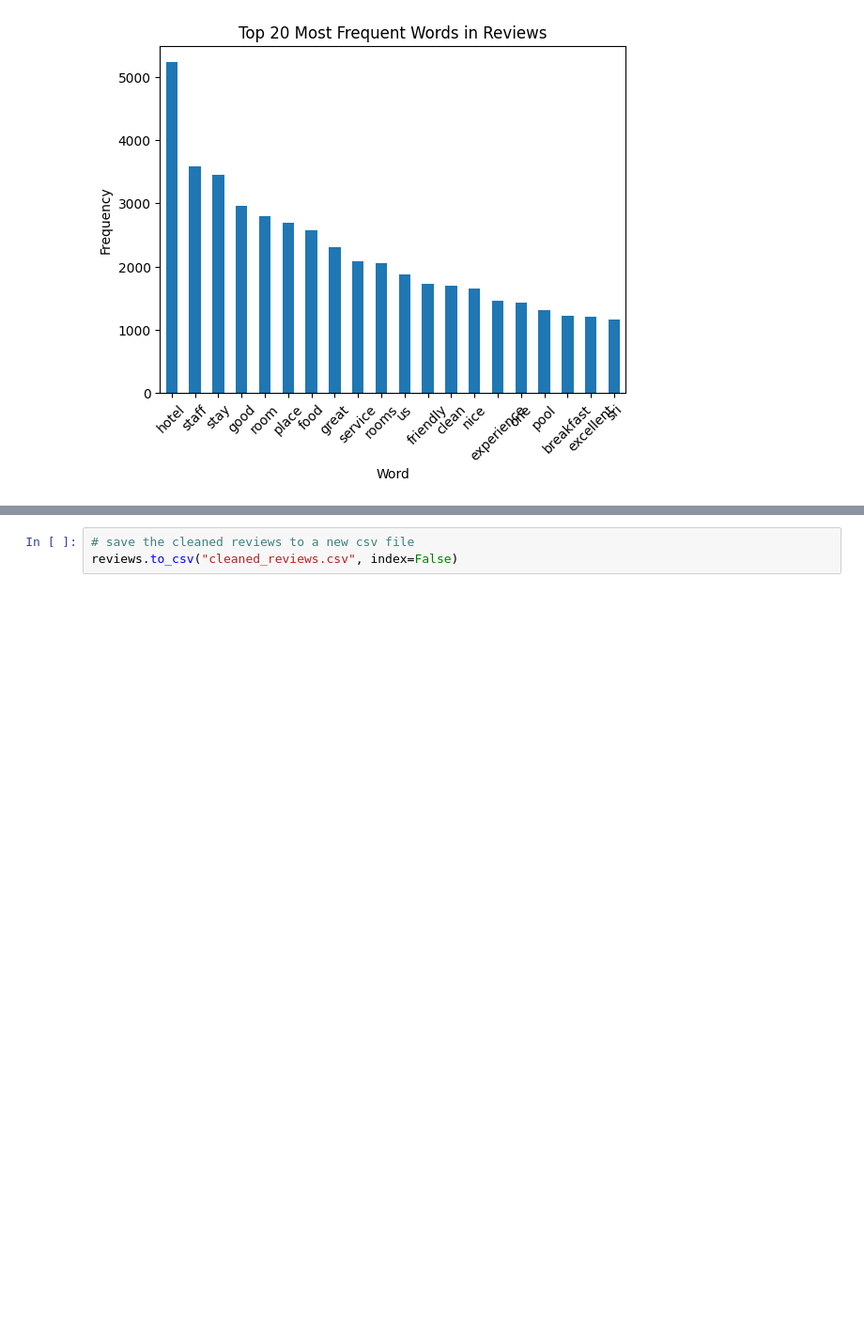
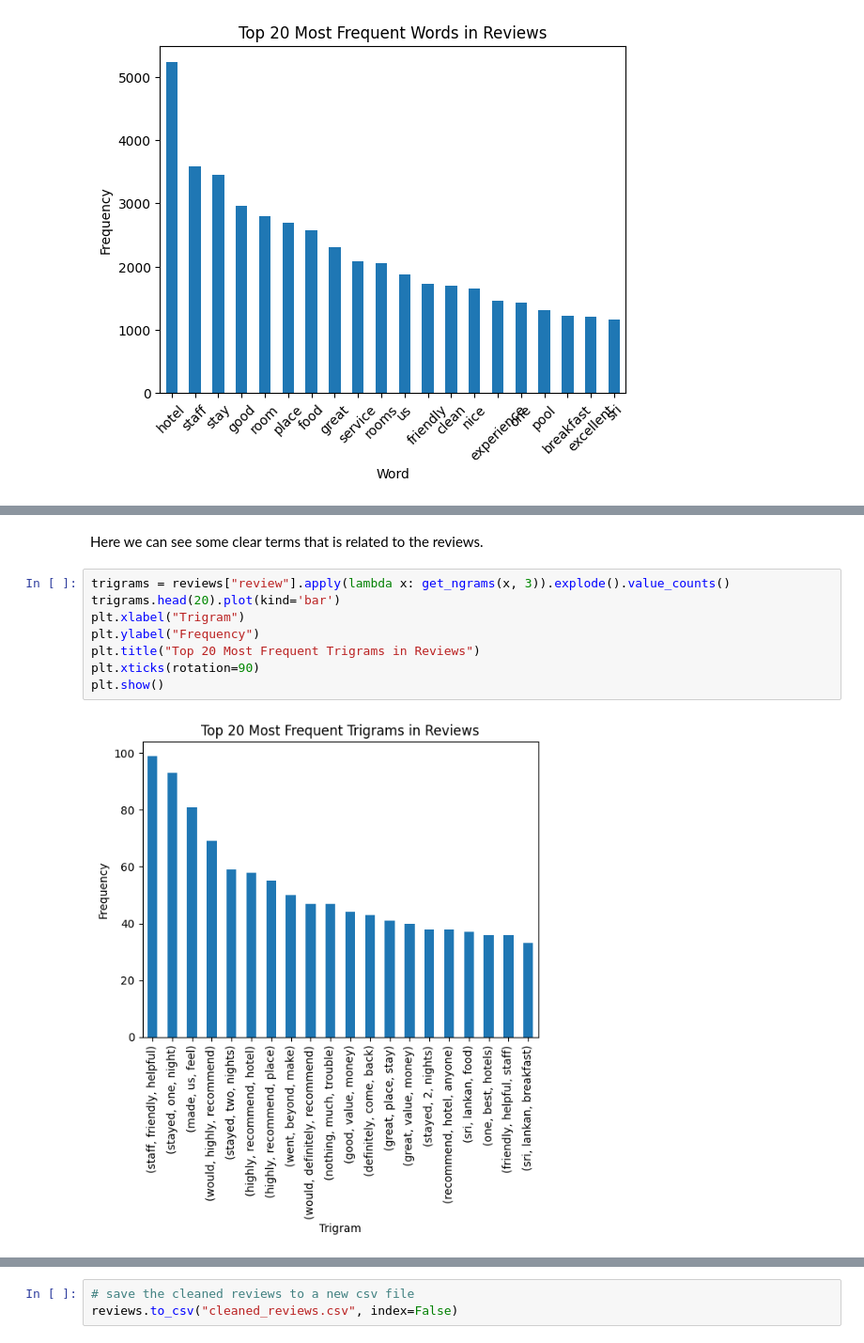
Before and after one commit to kaneeldias/sri-lanka-hotel-reviews, a Jupyter notebook: task-1-describe.ipynb, the cells around one changed output, grey strips where cells are left out. Shown at 94% size. Drawn from its saved outputs; the diff is of its cells as text; blank space fills up the shorter version.

```diff
--- a/task-1-describe.ipynb
+++ b/task-1-describe.ipynb
@@ -307,0 +436,12 @@ plt.show()
+# %% [markdown]
+Here we can see some clear terms that is related to the reviews.
+# %%
+trigrams = reviews["review"].apply(lambda x: get_ngrams(x, 3)).explode().value_counts()
+trigrams.head(20).plot(kind='bar')
+plt.xlabel("Trigram")
+plt.ylabel("Frequency")
+plt.title("Top 20 Most Frequent Trigrams in Reviews")
+plt.xticks(rotation=90)
+plt.show()
+# %% [output]
+[figure, added]
```
Also changed, not shown: parts of 59 cells of this notebook.
